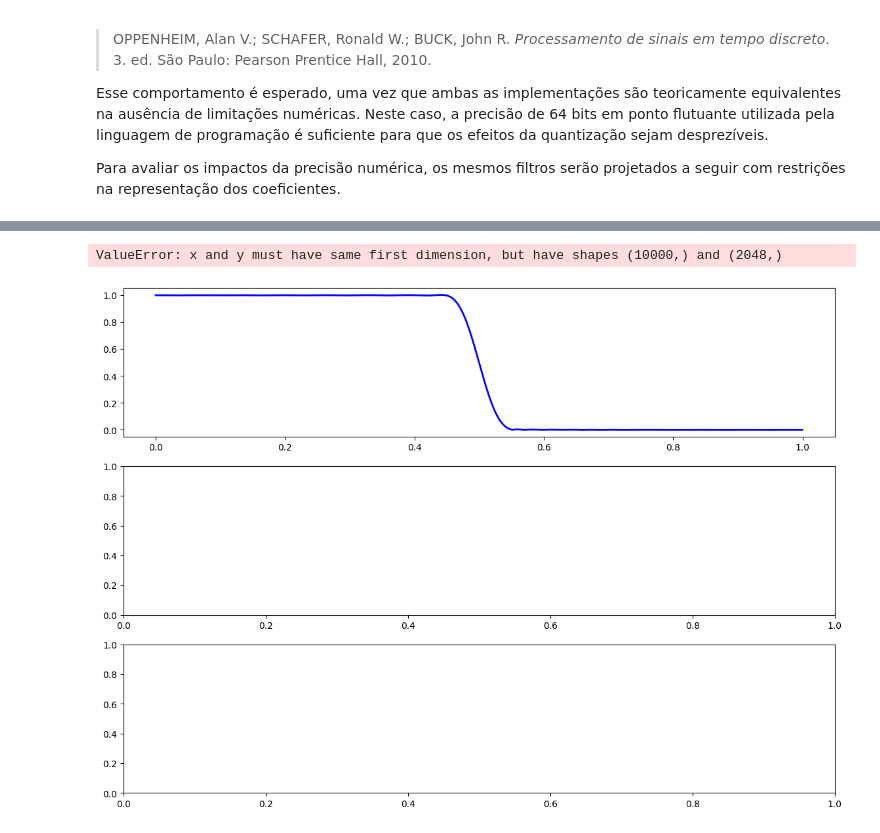
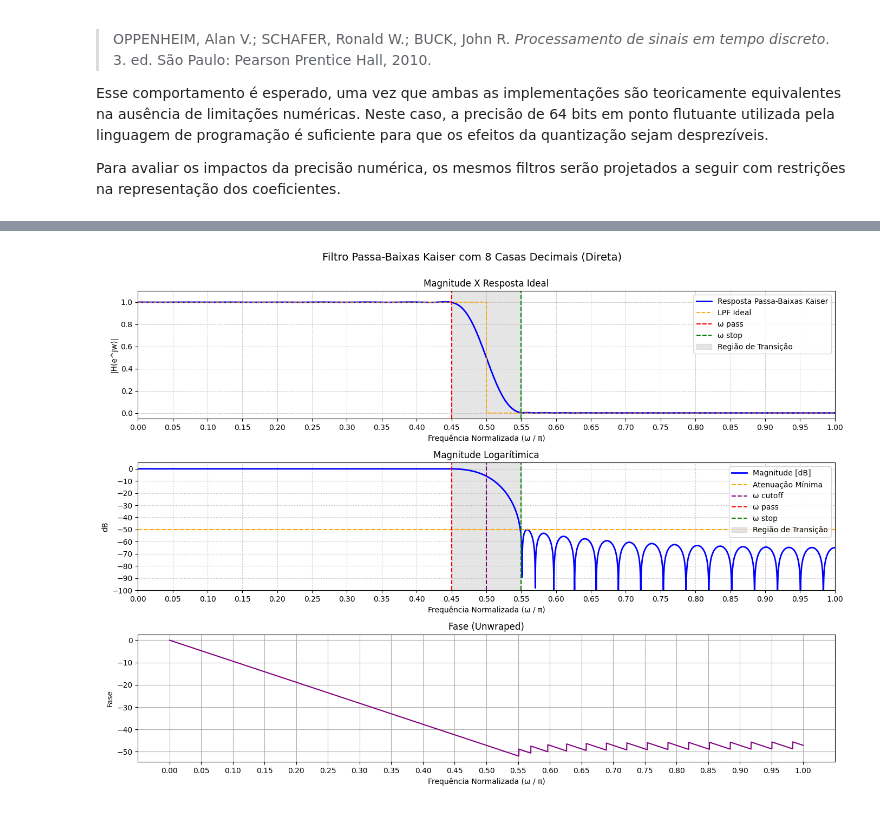
Before and after one commit to miguelmota2301/Butterworth-Bilinear-Filter, a Jupyter notebook: AVA_PDS_RodrigoFreitas_MiguelFeliciano.ipynb, the cells around one changed output, grey strips where cells are left out. Cells and saved outputs as stored; diff of their text form; code cells hidden in the pictures.

```diff
--- a/AVA_PDS_RodrigoFreitas_MiguelFeliciano.ipynb
+++ b/AVA_PDS_RodrigoFreitas_MiguelFeliciano.ipynb
@@ -407,15 +404,11 @@ Esse comportamento é esperado, uma vez que ambas as implementações são teori
 
 Para avaliar os impactos da precisão numérica, os mesmos filtros serão projetados a seguir com restrições na representação dos coeficientes.
 # %%
-fir_direct_32bits = float16(fir_direct)
-print(fir_direct[0])
-print(fir_direct_32bits[0])
+fir_direct_8dec = round(fir_direct, 8)
 
-
-omega_direct_32bits, response_direct_32bits = freqz(fir_direct_32bits, worN=10000) # Calcula resposta do filtro na forma direta
-omega_direct_norm_32bits = omega_direct_32bits / pi                        # Normaliza a frequência para o intervalo [0, 1]
-fir_direct_mag_32bits = abs(response_direct_32bits)                        # |H(e^jw)|
-response_direct_dB_32bits = 20 * log10(abs(response_direct_32bits))        # Resposta em dB
-phase_direct_32bits = angle(response_direct_32bits)                               # Fase desembrulhada
-group_delay_direct_32bits = -gradient(unwrap(phase_direct_32bits), omega_direct_32bits)         # Delay de grupo
+omega_direct_8dec, response_direct_8dec = freqz(fir_direct_8dec, worN=10192) # Calcula resposta do filtro na forma direta
+omega_direct_norm_8dec = omega_direct_8dec / pi                        # Normaliza a frequência para o intervalo [0, 1]
+fir_direct_mag_8dec = abs(response_direct_8dec)                        # |H(e^jw)|
+response_direct_dB_8dec = 20 * log10(abs(response_direct_8dec))        # Resposta em dB
+phase_direct_8dec = unwrap(angle(response_direct_8dec))                # Fase desembrulhada
 # %% [output]
@@ -424,42 +416,49 @@ group_delay_direct_32bits = -gradient(unwrap(phase_direct_32bits), omega_direct_
 # %%
 fig, axes = plt.subplots(3, 1, figsize=(14, 10))
 
 # Gráfico 1: |H(e^jw)|
-axes[0].plot(omega_direct_norm_32bits, fir_direct_mag_32bits, label="Filtro FIR (Kaiser)", color='blue', linewidth=2)
-axes[0].plot(omega_direct_norm_32bits, lpf_ideal, color="orange", linestyle="--", linewidth=1.3, label="LPF Ideal")
+axes[0].plot(omega_direct_norm_8dec, fir_direct_mag_8dec, label="Resposta Passa-Baixas Kaiser", color='blue', linewidth=2)
+axes[0].plot(omega_direct_norm_8dec, lpf_ideal, color="orange", linestyle="--", linewidth=1.3, label="LPF Ideal")
+axes[0].set_title('Magnitude X Resposta Ideal')
+axes[0].set_xlabel('Frequência Normalizada (ω / π)')
+axes[0].set_ylabel('|H(e^jw)|')
+axes[0].set_xticks(arange(0, 1.05, 0.05))
+axes[0].set_xlim(0, 1.0)
+axes[0].set_ylim(-0.05, 1.1)
 axes[0].axvline(0.45, color='red', linestyle='--', linewidth=1.5, label='ω pass')
 axes[0].axvline(0.55, color='green', linestyle='--', linewidth=1.5, label='ω stop')
 axes[0].axvspan(0.45, 0.55, color='gray', alpha=0.2, label="Região de Transição")
-axes[0].set_title('Filtro FIR Kaiser (Direta) vs Resposta Ideal', fontsize=14)
-axes[0].set_xlabel('Frequência Normalizada (ω / π)', fontsize=12)
-axes[0].set_ylabel('Magnitude |H(ω)|', fontsize=12)
 axes[0].grid(True, which='both', linestyle='--', linewidth=0.6, alpha=0.8)
-axes[0].legend(fontsize=11)
-axes[0].tick_params(axis='x', labelsize=10) # Forma correta de mudar o tamanho
-axes[0].set_xticks(arange(0, 1.05, 0.05))
-axes[0].set_xlim(0, 1.0)
-axes[0].set_ylim(-0.05, 1.1)
+axes[0].legend()
+
+# Gráfico 2: Ganho em dB
+axes[1].plot(omega_direct_norm_8dec, response_direct_dB_8dec, color='blue', linewidth=2, label='Magnitude [dB]')
+axes[1].set_title('Magnitude Logarítimica')
+axes[1].set_xlabel('Frequência Normalizada (ω / π)')
+axes[1].set_ylabel('dB')
+axes[1].set_xticks(arange(0, 1.05, 0.05))
+axes[1].set_yticks(arange(-100, 10, 10))
+axes[1].set_ylim(-100, 5)
+axes[1].set_xlim(0, 1.0)
+axes[1].axhline(-50, color='orange', linestyle='--', linewidth=1.5, label='Atenuação Mínima')
+axes[1].axvline(0.50, color='purple', linestyle='--', linewidth=1.5, label='ω cutoff')
+axes[1].axvline(0.45, color='red', linestyle='--', linewidth=1.5, label='ω pass')
+axes[1].axvline(0.55, color='green', linestyle='--', linewidth=1.5, label='ω stop')
+axes[1].axvspan(0.45, 0.55, color='gray', alpha=0.2, label="Região de Transição")
+axes[1].grid(True, which='both', linestyle=':', linewidth=0.8)
+axes[1].legend()
+
 
 # Gráfico 2: Fase
-axes[1].plot(omega_direct_norm_32bits, phase_direct_32bits, color='purple')
-axes[1].set_title('Resposta de Fase do Filtro (Desenrolada)')
-axes[1].set_xlabel('Frequência Normalizada (ω / π)')
-axes[1].set_ylabel('Fase (rad)')
-axes[1].grid(True)
-
-# Gráfico 3: Atraso de Grupo
-# Derivada negativa da fase
-# omega é o vetor de frequências
-
-# Plot do atraso de grupo
-axes[2].plot(omega_direct_norm_32bits, group_delay_direct_32bits, color='darkgreen')
-axes[2].set_title('Atraso de Grupo do Filtro FIR', fontsize=14)
-axes[2].set_xlabel('Frequência Normalizada ($\\omega/\\pi$)', fontsize=12)
-axes[2].set_ylabel('Atraso de Grupo (amostras)', fontsize=12)
+axes[2].plot(omega_direct_norm_8dec, phase_direct_8dec, color='purple')
+axes[2].set_title('Fase (Unwraped)')
+axes[2].set_xlabel('Frequência Normalizada (ω / π)')
+axes[2].set_ylabel('Fase')
+axes[2].set_xticks(arange(0, 1.05, 0.05))
 axes[2].grid(True)
 
-plt.tight_layout() # Adiciona um pouco de preenchimento
+plt.suptitle('Filtro Passa-Baixas Kaiser com 8 Casas Decimais (Direta)', fontsize=14, y=1.0001)
+plt.tight_layout()
 plt.show()
 # %% [output]
-ValueError: x and y must have same first dimension, but have shapes (10000,) and (2048,)
-[figure, old version]
+[figure, new version]
```
Also changed, not shown: parts of 16 cells of this notebook.
